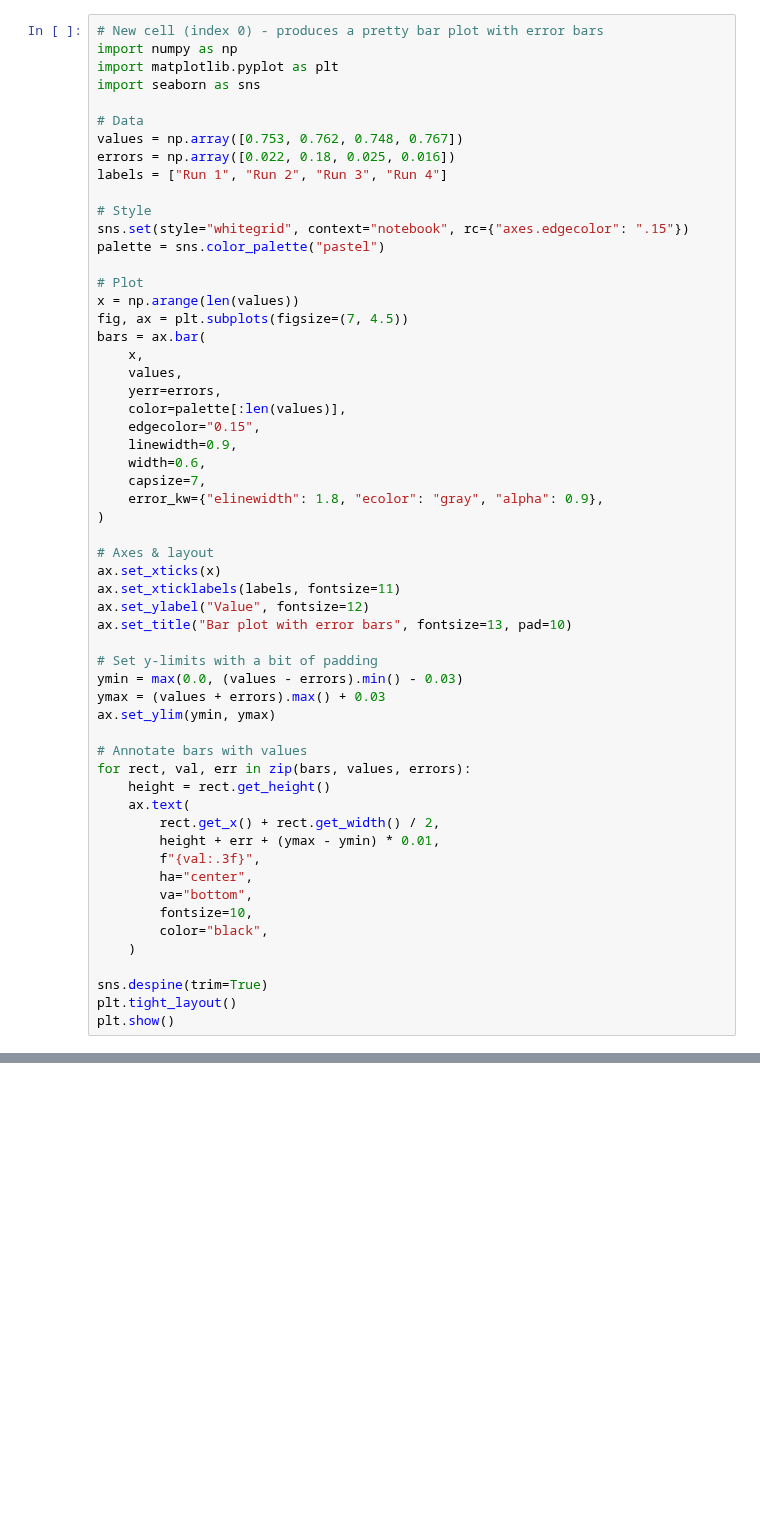
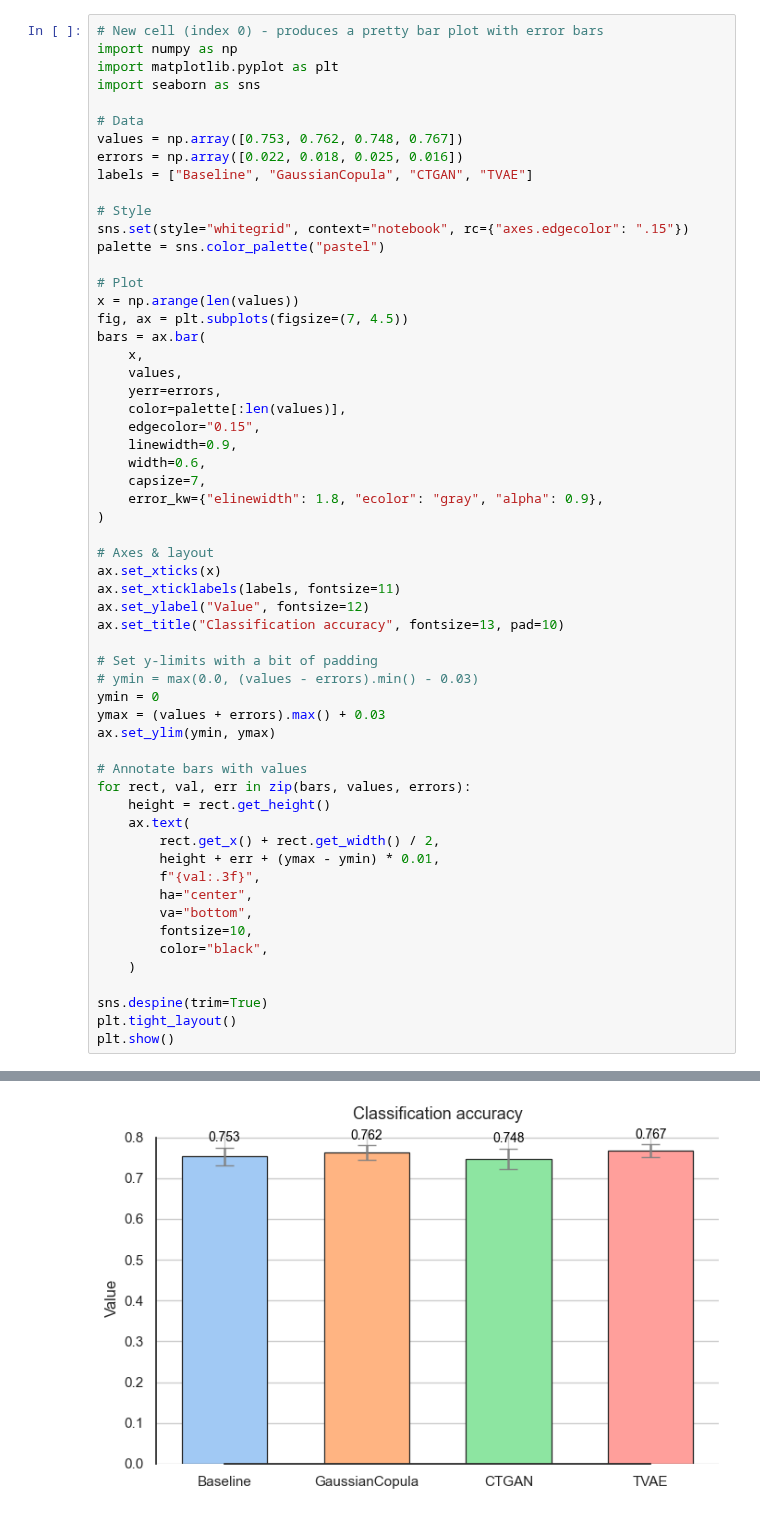
Before and after one commit to FerdinandoR/simulacra, a Jupyter notebook: notebooks/bar_plots.ipynb, the cells around one changed output, grey strips where cells are left out. Cells and saved outputs as stored; diff of their text form; blank space fills up the shorter version.

```diff
--- a/notebooks/bar_plots.ipynb
+++ b/notebooks/bar_plots.ipynb
@@ -6,8 +6,8 @@ import seaborn as sns
 
 # Data
 values = np.array([0.753, 0.762, 0.748, 0.767])
-errors = np.array([0.022, 0.18, 0.025, 0.016])
-labels = ["Run 1", "Run 2", "Run 3", "Run 4"]
+errors = np.array([0.022, 0.018, 0.025, 0.016])
+labels = ["Baseline", "GaussianCopula", "CTGAN", "TVAE"]
 
 # Style
 sns.set(style="whitegrid", context="notebook", rc={"axes.edgecolor": ".15"})
@@ -32,10 +32,11 @@ bars = ax.bar(
 ax.set_xticks(x)
 ax.set_xticklabels(labels, fontsize=11)
 ax.set_ylabel("Value", fontsize=12)
-ax.set_title("Bar plot with error bars", fontsize=13, pad=10)
+ax.set_title("Classification accuracy", fontsize=13, pad=10)
 
 # Set y-limits with a bit of padding
-ymin = max(0.0, (values - errors).min() - 0.03)
+# ymin = max(0.0, (values - errors).min() - 0.03)
+ymin = 0
 ymax = (values + errors).max() + 0.03
 ax.set_ylim(ymin, ymax)
 
@@ -60,3 +60,4 @@ Error:
+[figure, added]
 # %%
 import matplotlib.patches as patches
 
```
Also changed, not shown: parts of 2 cells of this notebook, 2 other files.
